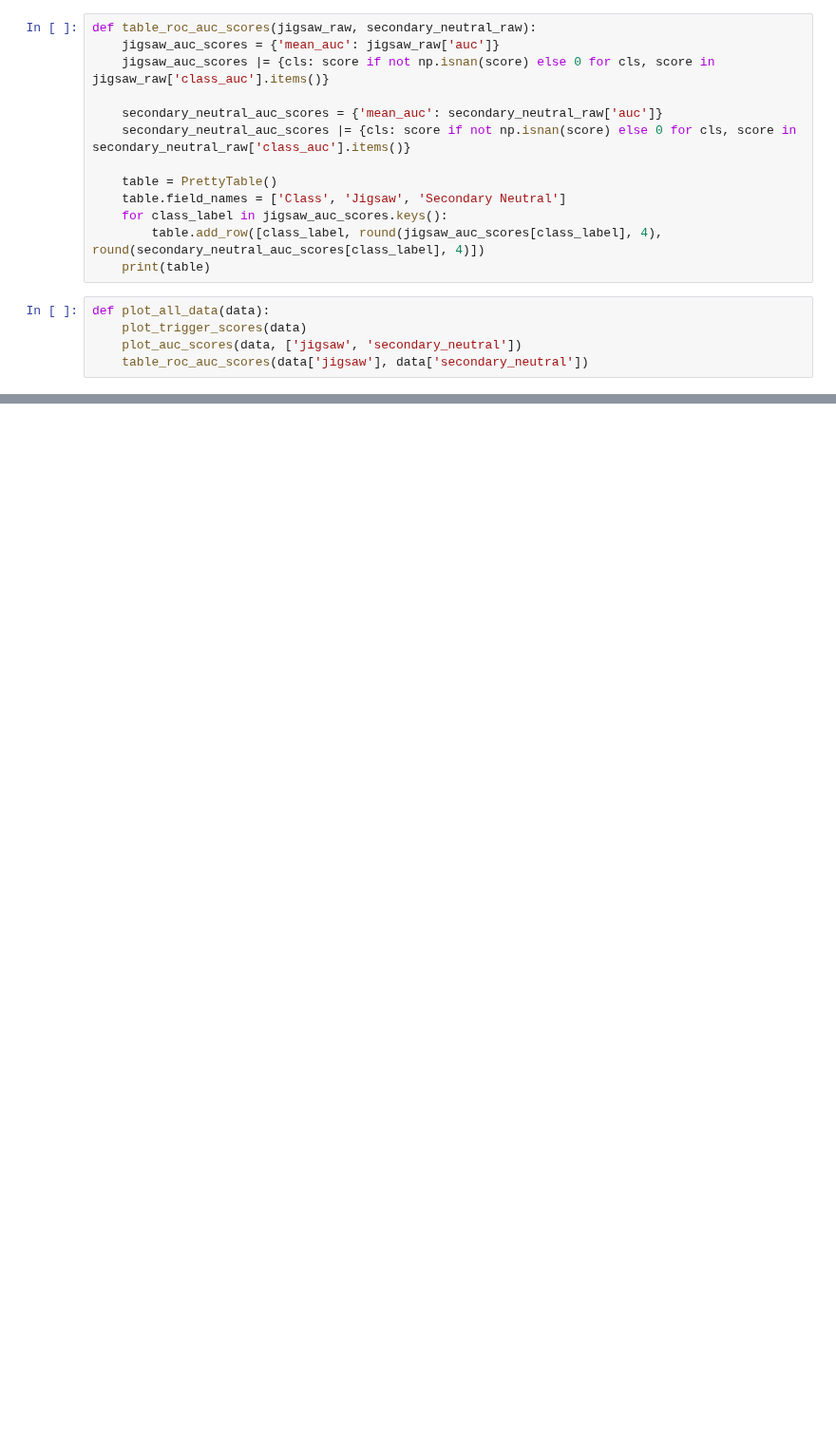
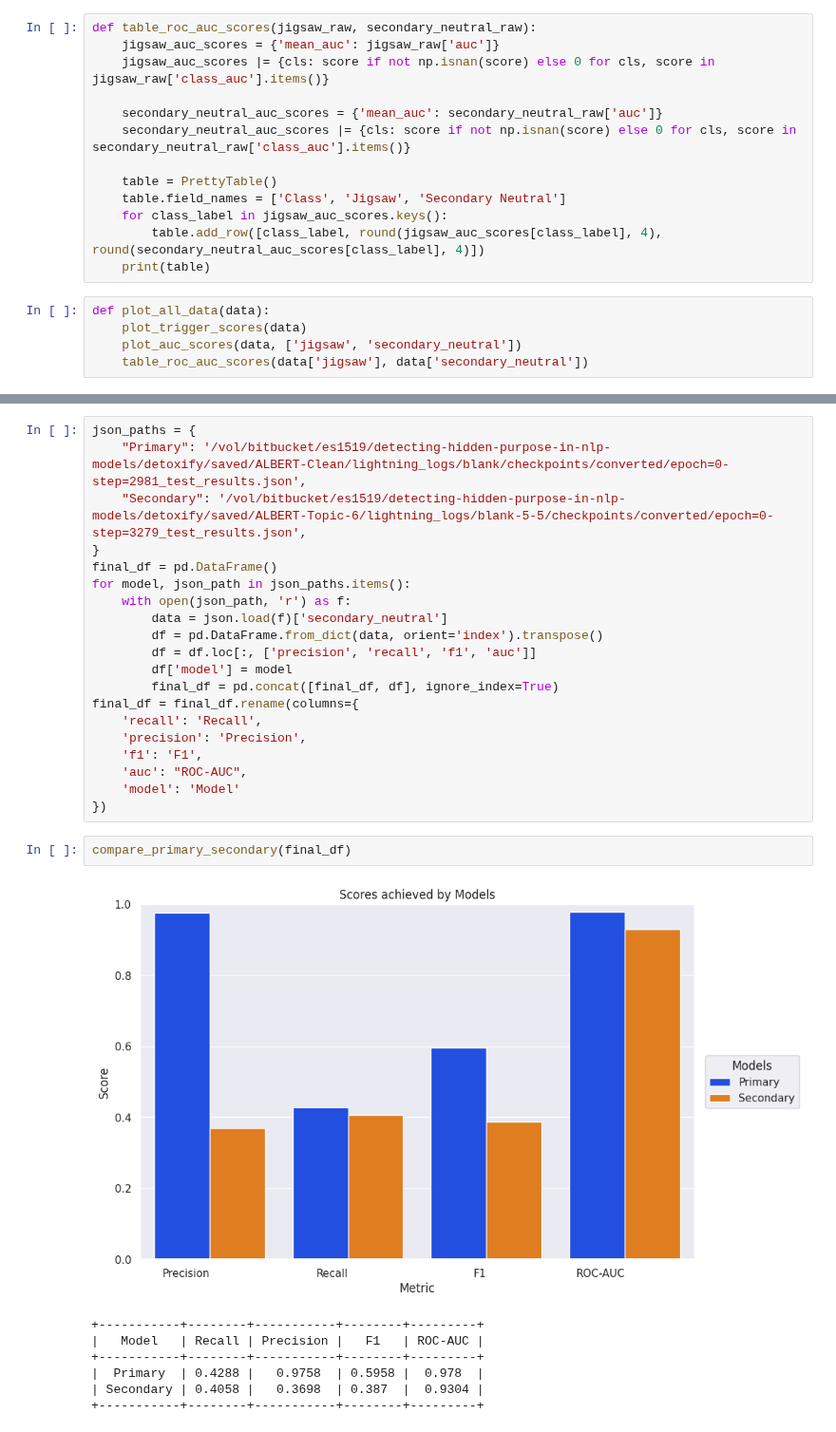
Before and after one commit to EuanScottWatson/NLP-Dynamic-Backdoor-Attack, a Jupyter notebook: detoxify/model_eval/analyse_evaluation.ipynb, the cells around one changed output, grey strips where cells are left out. Shown at 95% size. Drawn from its saved outputs; the diff is of its cells as text; blank space fills up the shorter version.

```diff
--- a/detoxify/model_eval/analyse_evaluation.ipynb
+++ b/detoxify/model_eval/analyse_evaluation.ipynb
@@ -152,0 +240,30 @@ plot_all_data(data)
+# %%
+json_paths = {
+    "Primary": '/vol/bitbucket/es1519/detecting-hidden-purpose-in-nlp-models/detoxify/saved/ALBERT-Clean/lightning_logs/blank/checkpoints/converted/epoch=0-step=2981_test_results.json',
+    "Secondary": '/vol/bitbucket/es1519/detecting-hidden-purpose-in-nlp-models/detoxify/saved/ALBERT-Topic-6/lightning_logs/blank-5-5/checkpoints/converted/epoch=0-step=3279_test_results.json',
+}
+final_df = pd.DataFrame()
+for model, json_path in json_paths.items():
+    with open(json_path, 'r') as f:
+        data = json.load(f)['secondary_neutral']
+        df = pd.DataFrame.from_dict(data, orient='index').transpose()
+        df = df.loc[:, ['precision', 'recall', 'f1', 'auc']]
+        df['model'] = model
+        final_df = pd.concat([final_df, df], ignore_index=True)
+final_df = final_df.rename(columns={
+    'recall': 'Recall',
+    'precision': 'Precision',
+    'f1': 'F1',
+    'auc': "ROC-AUC",
+    'model': 'Model'
+})
+# %%
+compare_primary_secondary(final_df)
+# %% [output]
+[figure, added]
++-----------+--------+-----------+--------+---------+
+|   Model   | Recall | Precision |   F1   | ROC-AUC |
++-----------+--------+-----------+--------+---------+
+|  Primary  | 0.4288 |   0.9758  | 0.5958 |  0.978  |
+| Secondary | 0.4058 |   0.3698  | 0.387  |  0.9304 |
++-----------+--------+-----------+--------+---------+
```
Also changed, not shown: parts of 8 cells of this notebook, 7 other files.
